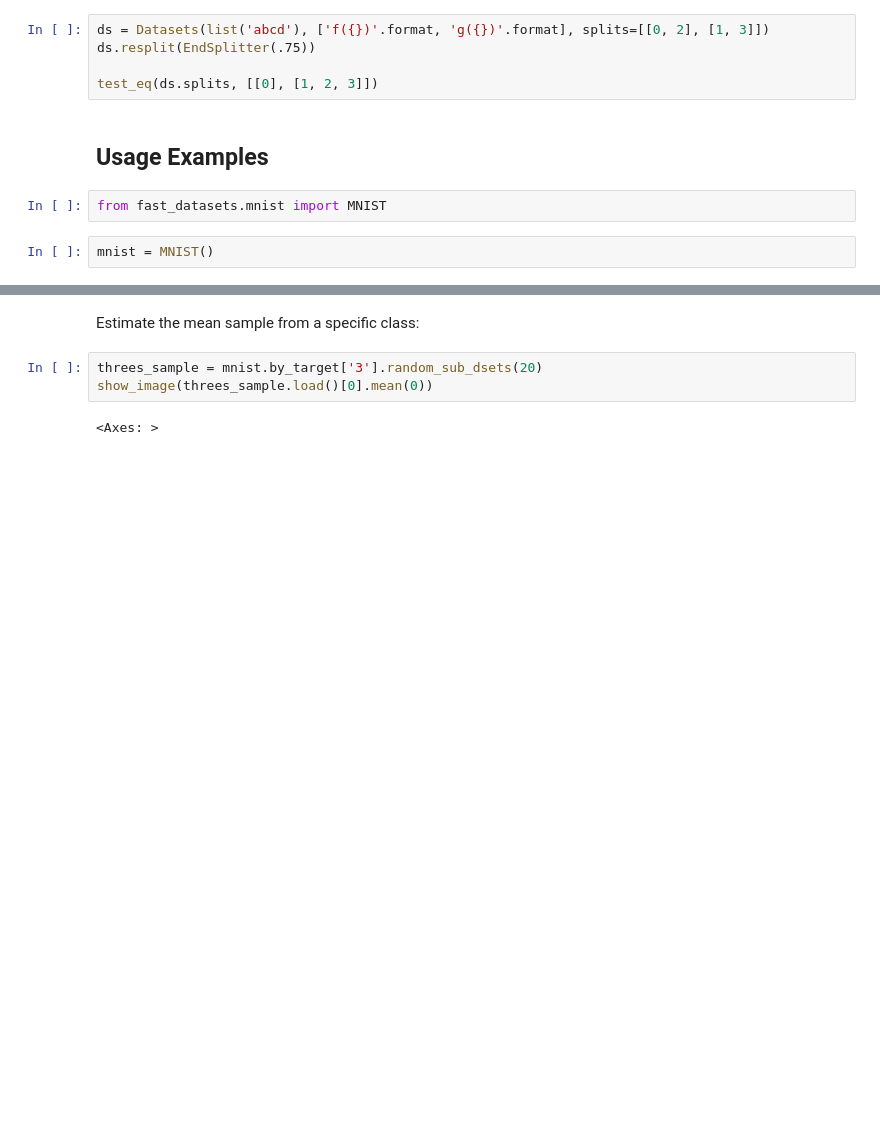
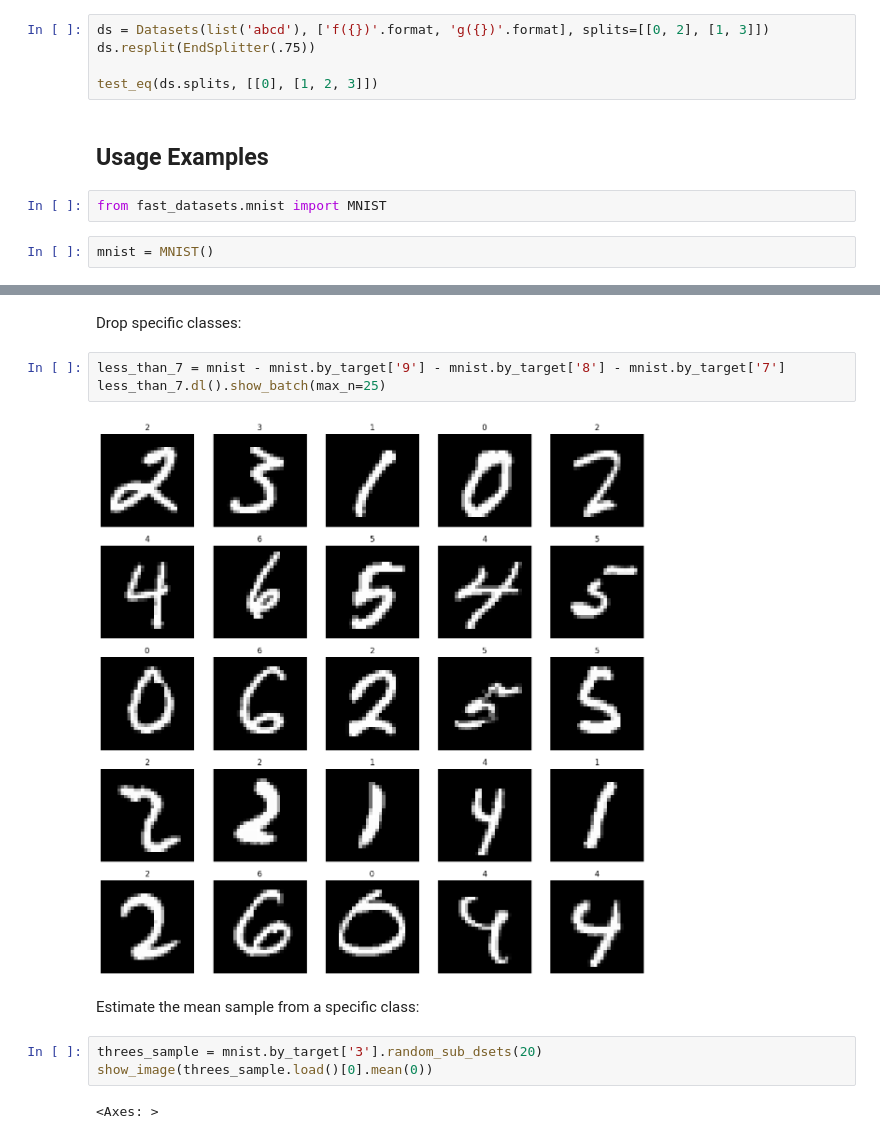
Before and after one commit to Irad-Zehavi/fastai-datasets, a Jupyter notebook: nbs/Core/patches.ipynb, the cells around one changed output, grey strips where cells are left out. Drawn from its saved outputs; the diff is of its cells as text; blank space fills up the shorter version.

```diff
--- a/nbs/Core/patches.ipynb
+++ b/nbs/Core/patches.ipynb
@@ -273,3 +290,10 @@ mnist = MNIST()
+# %% [markdown]
+Drop specific classes:
+# %%
+less_than_7 = mnist - mnist.by_target['9'] - mnist.by_target['8'] - mnist.by_target['7']
+less_than_7.dl().show_batch(max_n=25)
+# %% [output]
+[figure, added]
 # %% [markdown]
 Estimate the mean sample from a specific class:
 # %%
```
Also changed, not shown: parts of 11 cells of this notebook, 1 other file.
